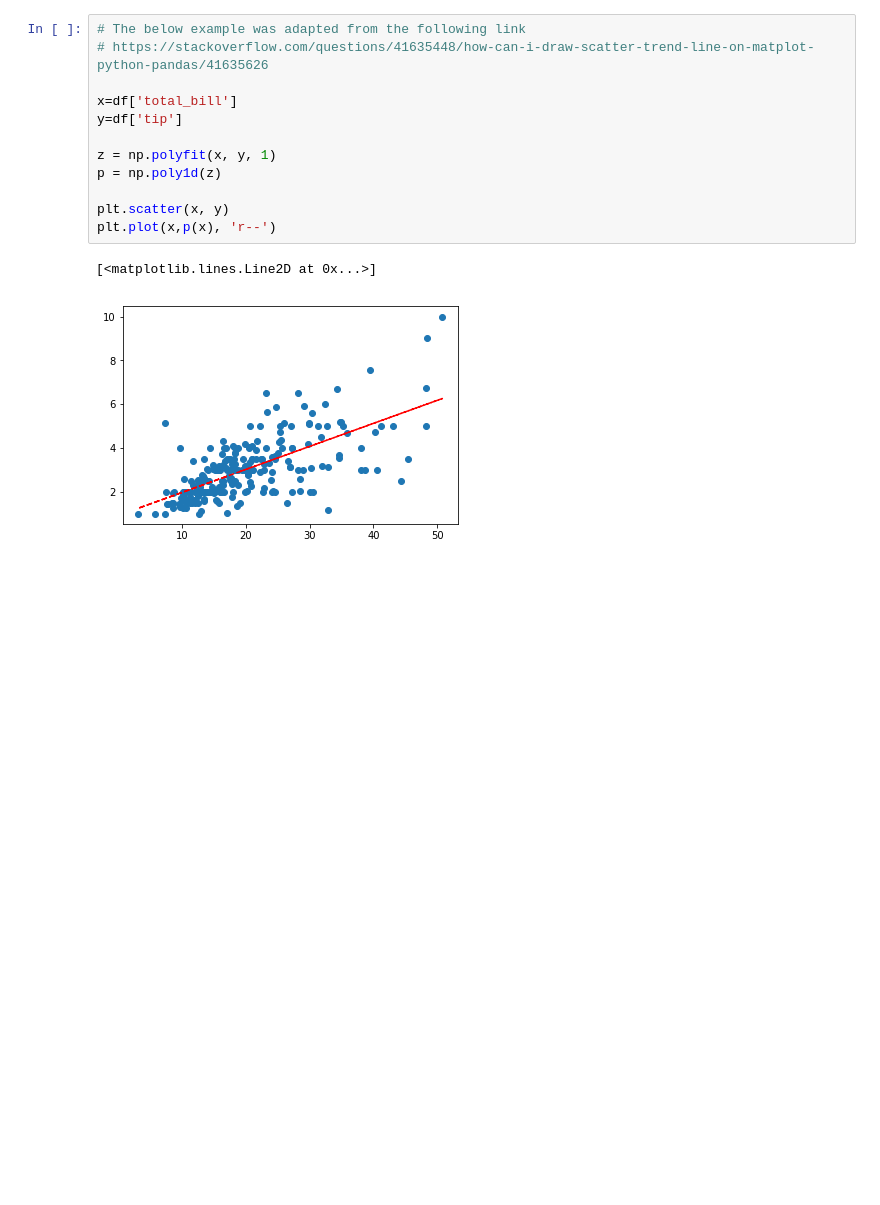
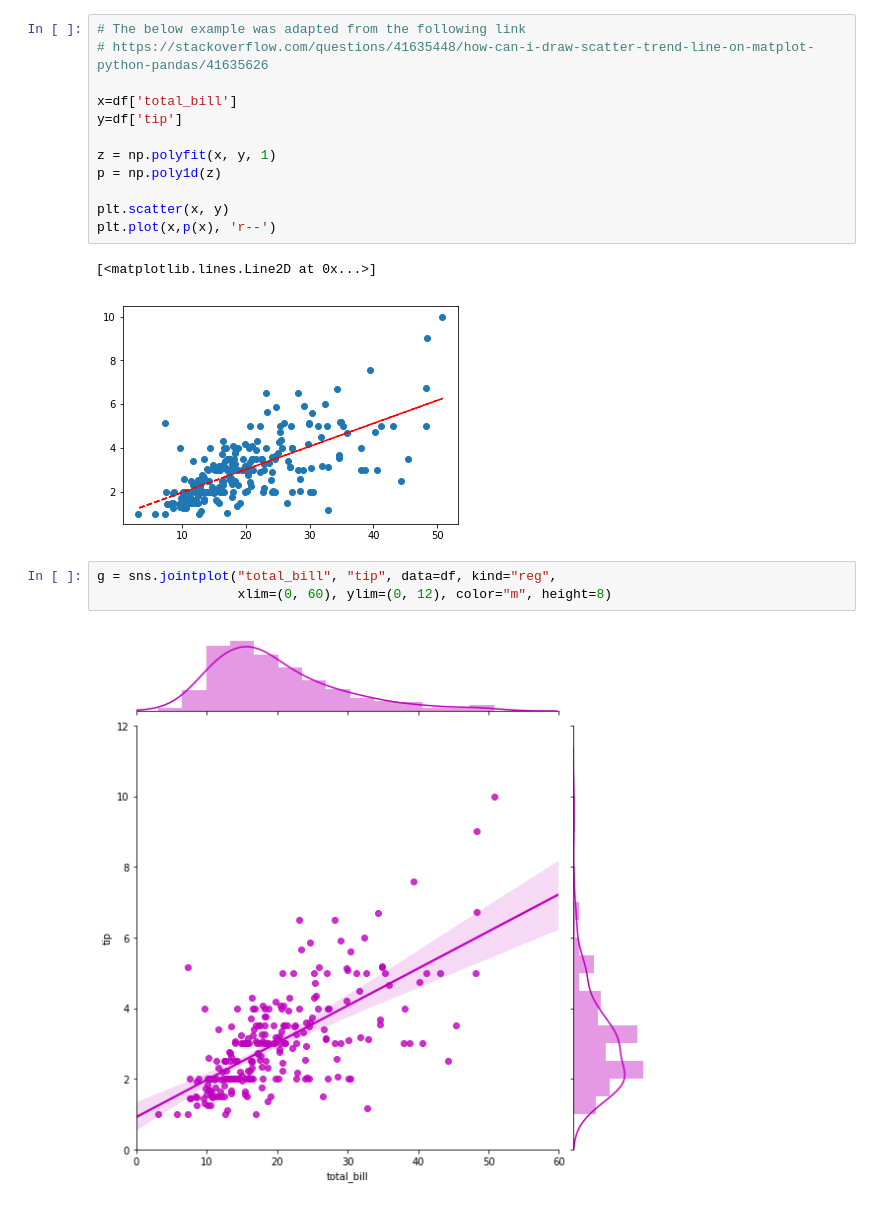
Before and after one commit to EoghanDelaney/FoDA_Assessment_2019, a Jupyter notebook: Assessment.ipynb, the cells around one changed output. Cells and saved outputs as stored; diff of their text form; blank space fills up the shorter version.

Commit message:
additional graphs and data

```diff
--- a/Assessment.ipynb
+++ b/Assessment.ipynb
@@ -228,3 +267,8 @@ plt.plot(x,p(x), 'r--')
 # %% [output]
 [<matplotlib.lines.Line2D at 0x...>]
 [figure]
+# %%
+g = sns.jointplot("total_bill", "tip", data=df, kind="reg",
+                  xlim=(0, 60), ylim=(0, 12), color="m", height=8)
+# %% [output]
+[figure, added]
```
Also changed, not shown: parts of 10 cells of this notebook.
